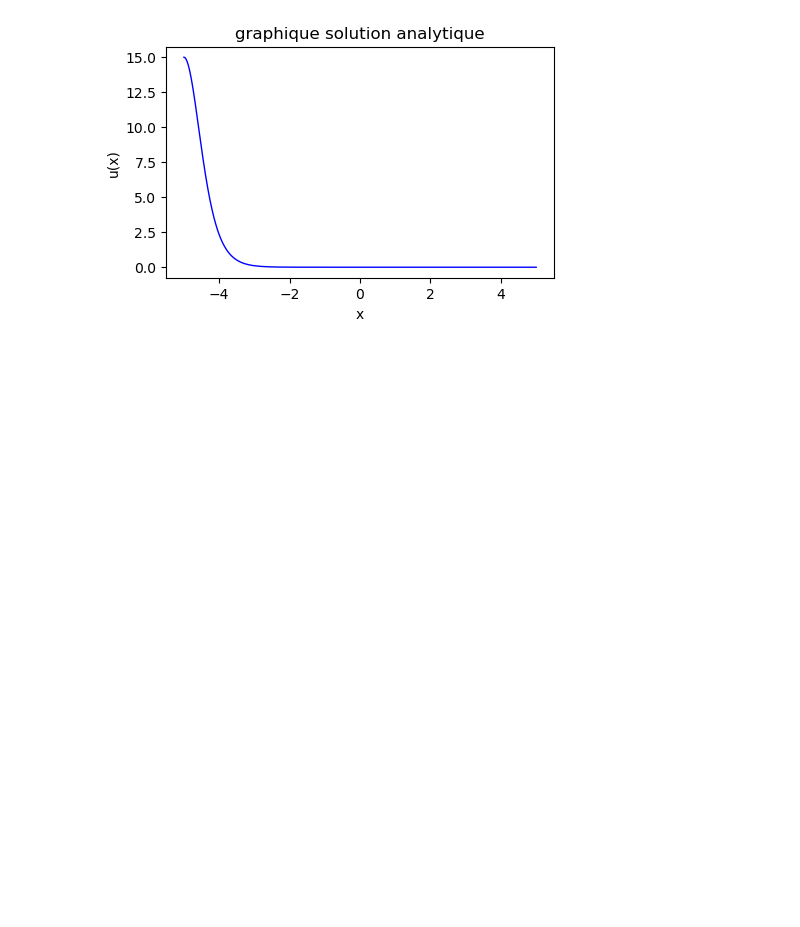
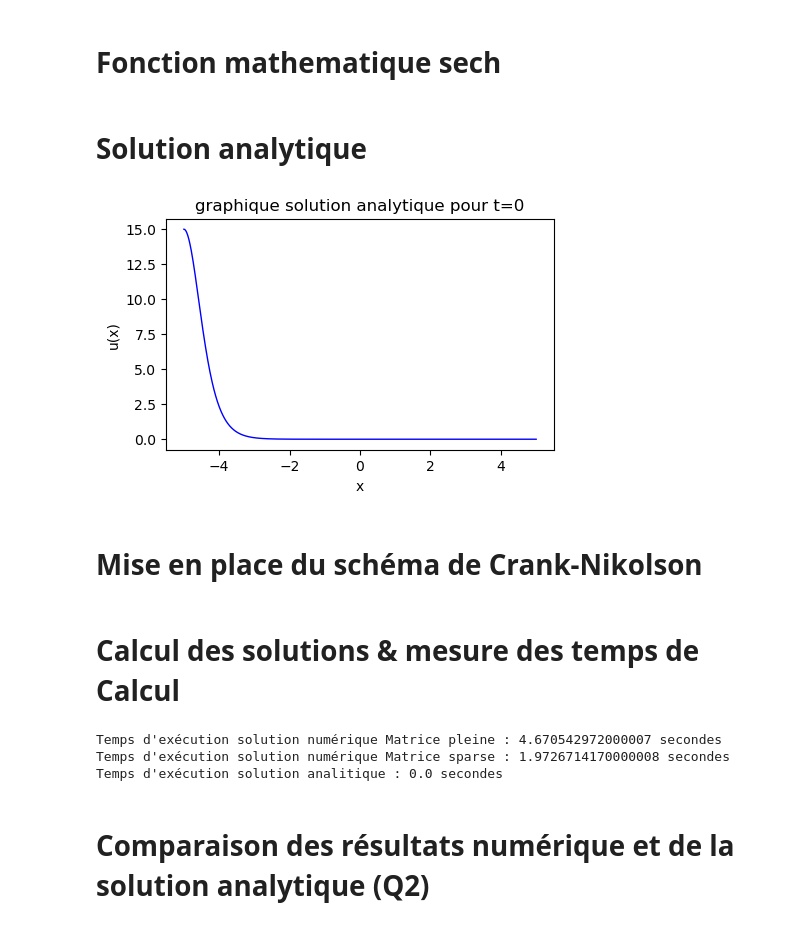
Before and after one commit to vercors04/Korteweg_de_Vries_equation_and_solitons, a Jupyter notebook: kdv.ipynb, the cells around one changed output. Cells and saved outputs as stored; diff of their text form; code cells hidden in the pictures; blank space fills up the shorter version.

```diff
--- a/kdv.ipynb
+++ b/kdv.ipynb
@@ -10,4 +18,6 @@ c = 1 # vitesse de propagation du soliton
 eps = 0.2
 mu = 0.1
 x0=-5
+# %% [markdown]
+# Fonction mathematique sech
 # %%
@@ -28,16 +26,29 @@ def sol_an(x,t,x0):
-# %%
-# ----------------------------------------
-# Graphique pour la solution analytique
-# ----------------------------------------
-x = np.linspace(-5, 5, 1000)
-u_t0 = sol_an(x, 0, x0)
-fig, ax = plt.subplots(figsize=(5, 3))
-ax.plot(x, u_t0, color='blue', linewidth=1)
-ax.set_xlabel("x")
-ax.set_ylabel("u(x)")
-ax.set_title("graphique solution analytique")
-plt.show()
-# %% [output]
-[figure, removed]
+# %% [markdown]
+# Solution analytique
+# %%
+# ----------------------------------------
+# Solution
+# ----------------------------------------
+# x : position
+# t : temps
+def sol_an(x,t,x0):
+    xi = x-c*t
+    return 3*c/eps * sech(1/2 * math.sqrt(c/mu) * (xi-x0))**2
+
+# ----------------------------------------
+# Graphique pour la solution analytique
+# ----------------------------------------
+x = np.linspace(-5, 5, 1000)
+u_t0 = sol_an(x, 0, x0)
+fig, ax = plt.subplots(figsize=(5, 3))
+ax.plot(x, u_t0, color='blue', linewidth=1)
+ax.set_xlabel("x")
+ax.set_ylabel("u(x)")
+ax.set_title("graphique solution analytique pour t=0")
+plt.show()
+# %% [output]
+[figure, added]
+# %% [markdown]
+# Mise en place du schéma de Crank-Nikolson
 # %%
 # ----------------------------------------
@@ -102,0 +178,2 @@ def sol_ck (x_debut,x_fin,Tf,Nx,Nt,eps,mu) :
+# %% [markdown]
+# Calcul des solutions & mesure des temps de Calcul
@@ -103,3 +202,14 @@ def sol_ck (x_debut,x_fin,Tf,Nx,Nt,eps,mu) :
+# %%
+# Temps de calculs
+print(f"Temps d'exécution solution numérique Matrice pleine : {end_sol_ck - start_sol_ck} secondes")
+print(f"Temps d'exécution solution numérique Matrice sparse : {end_sol_ck_sp - start_sol_ck_sp} secondes")
+print(f"Temps d'exécution solution analitique : {start_sol_an - start_sol_an} secondes")
+# %% [output]
+Temps d'exécution solution numérique Matrice pleine : 4.670542972000007 secondes
+Temps d'exécution solution numérique Matrice sparse : 1.9726714170000008 secondes
+Temps d'exécution solution analitique : 0.0 secondes
+# %% [markdown]
+# Comparaison des résultats numérique et de la solution analytique (Q2)
 # %%
 # ----------------------------------------
 # Graphique Crank-Nikolson -----------GENERE PAR IA--------------
```
Also changed, not shown: parts of 15 cells of this notebook, 1 other file.
